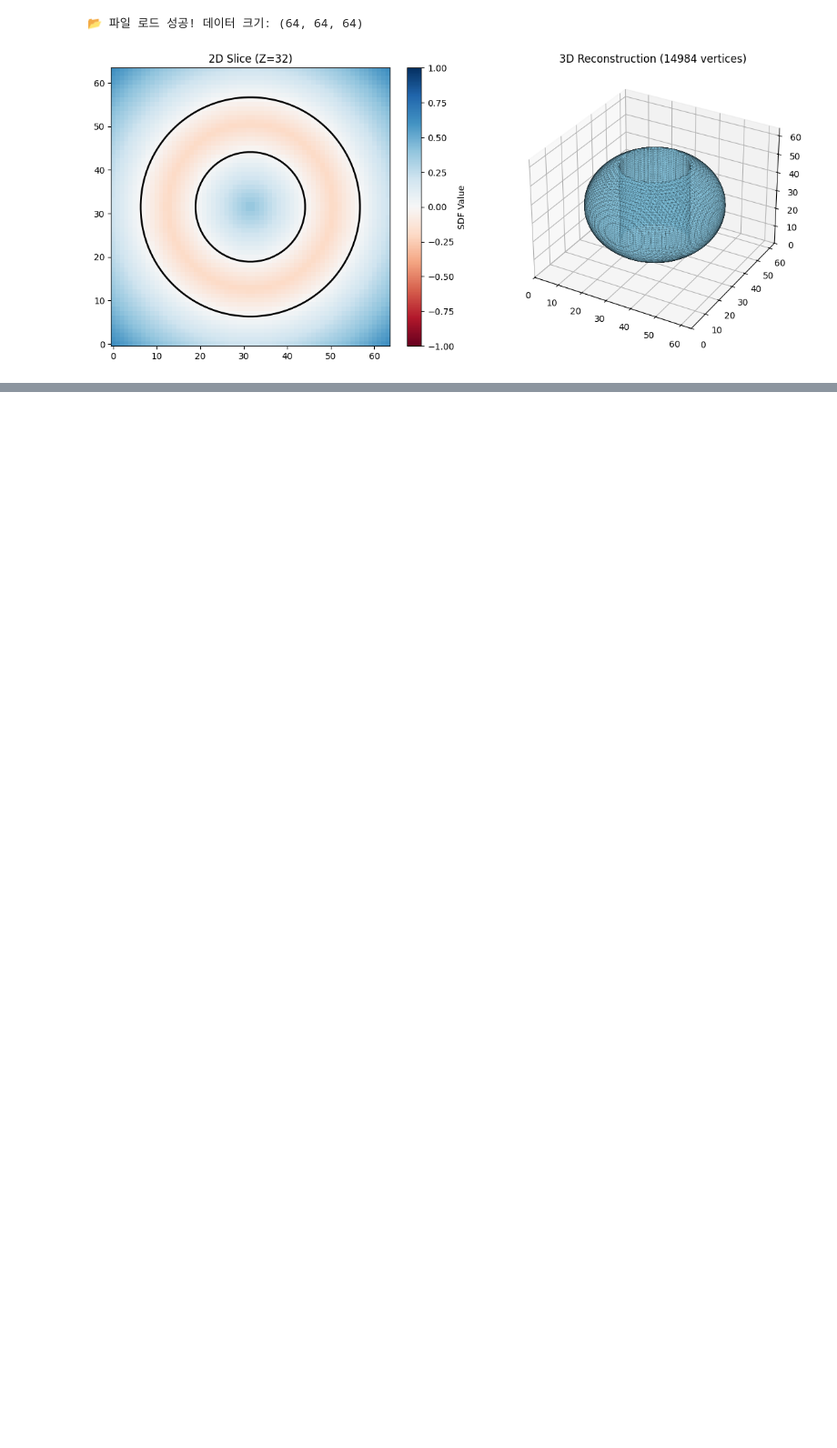
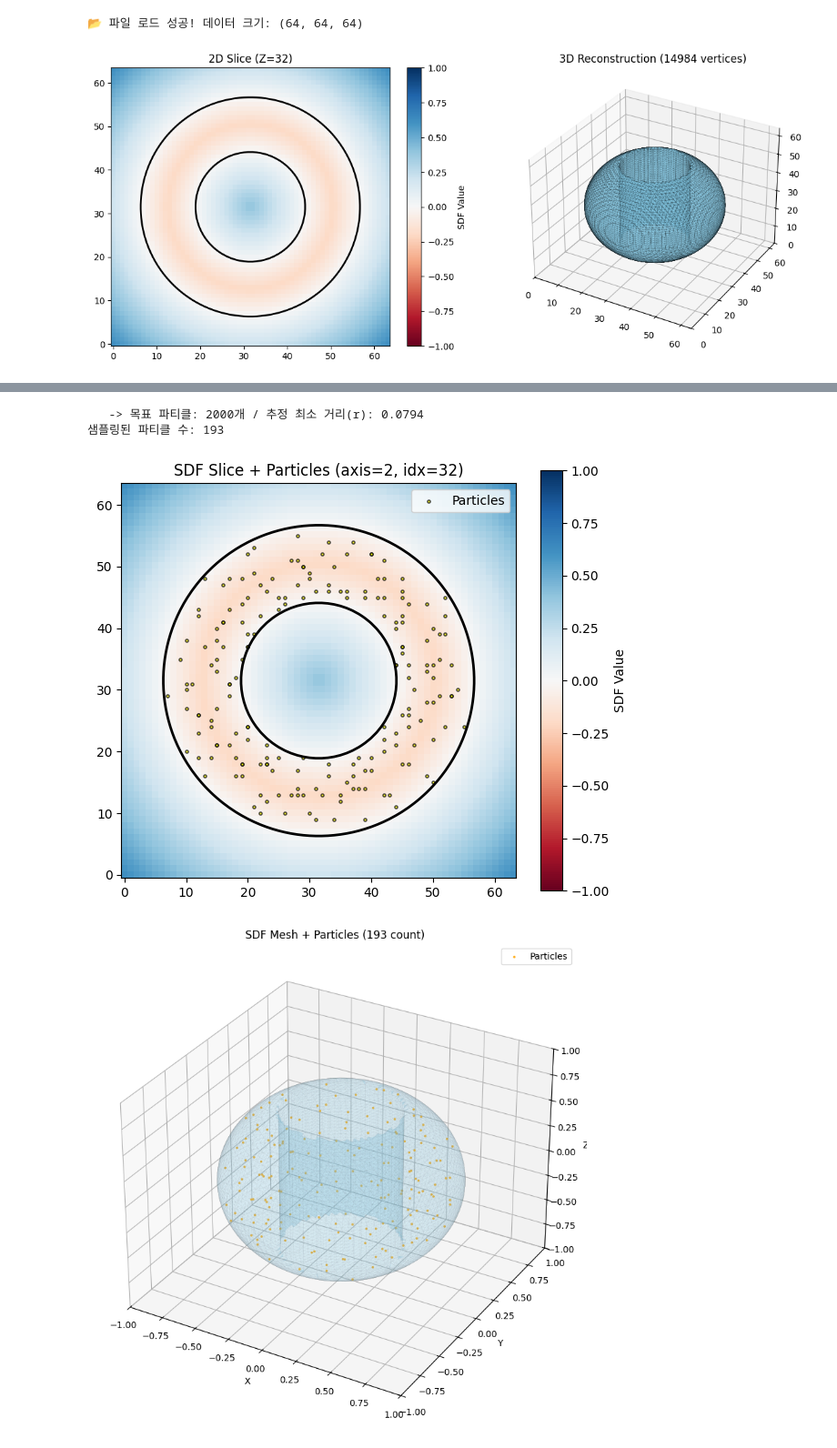
Before and after one commit to ybg1219/reconstruction, a Jupyter notebook: main.ipynb, the cells around one changed output, grey strips where cells are left out. Shown at 91% size. Cells and saved outputs as stored; diff of their text form; code cells hidden in the pictures; blank space fills up the shorter version.

```diff
--- a/main.ipynb
+++ b/main.ipynb
@@ -47,0 +92,22 @@ visualize_npy_sdf("sdf_grid_64.npy")
+# %%
+from modules.particle_sampler import sample_particles_poisson, sample_particles_jittered, sample_particles_dart_throwing
+from modules.visualizer import plot_particles_and_sdf_slice, plot_particles_and_mesh
+
+# SDF 그리드 불러오기
+sdf_grid = np.load("sdf_grid_64.npy")
+
+# Poisson Disk 방식 샘플링
+particles = sample_particles_poisson(sdf_grid, domain_size=2.0, num_particles=2000)
+print(f"샘플링된 파티클 수: {len(particles)}")
+
+plot_particles_and_sdf_slice(sdf_grid, particles)
+plot_particles_and_mesh(
+    sdf_grid=sdf_grid,
+    particles=particles,
+    domain_size=2.0
+)
+# %% [output]
+   -> 목표 파티클: 2000개 / 추정 최소 거리(r): 0.0794
+샘플링된 파티클 수: 193
+[figure, added]
+[figure, added]
```
Also changed, not shown: parts of 4 cells of this notebook, 2 other files.
